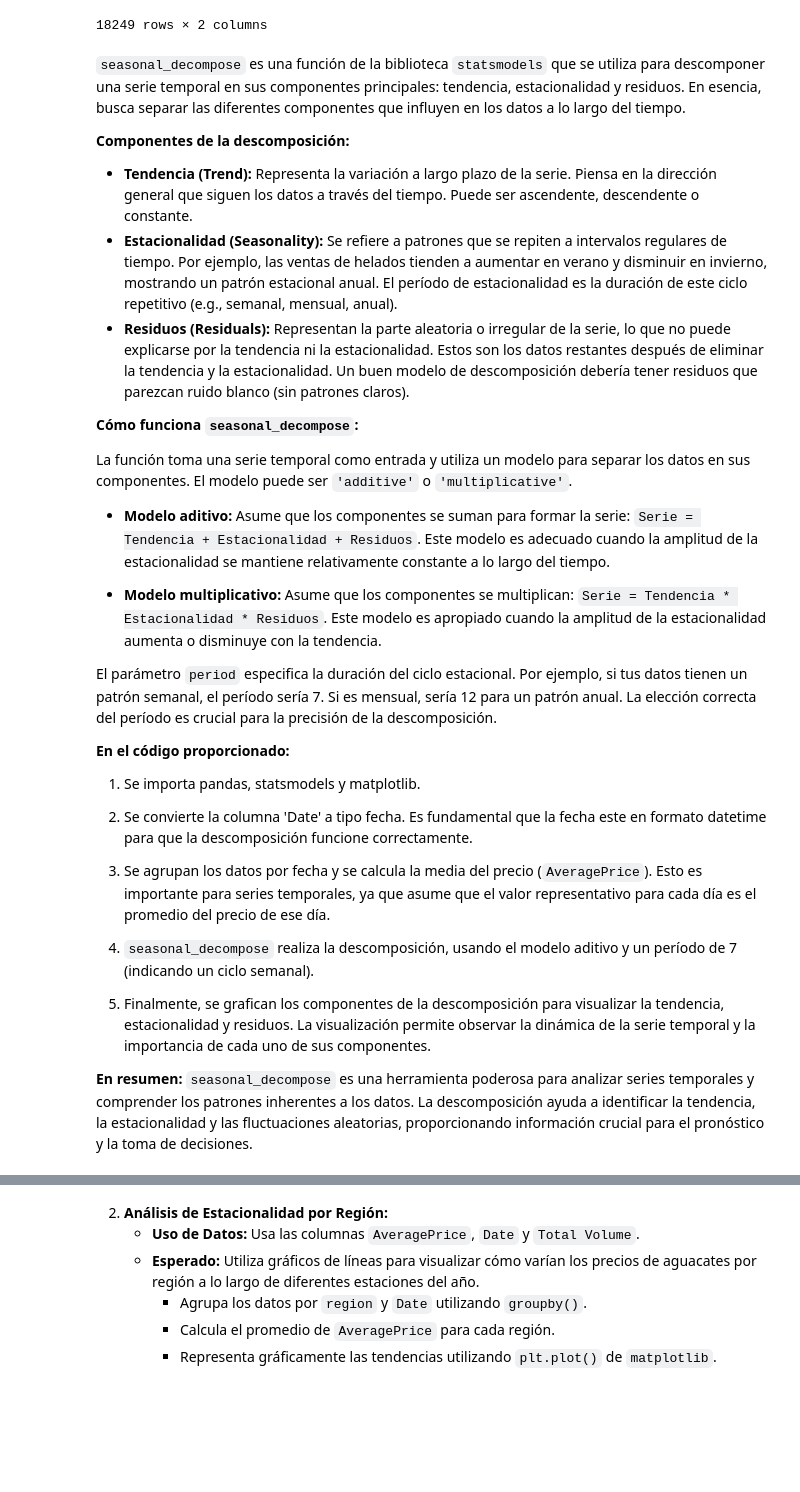
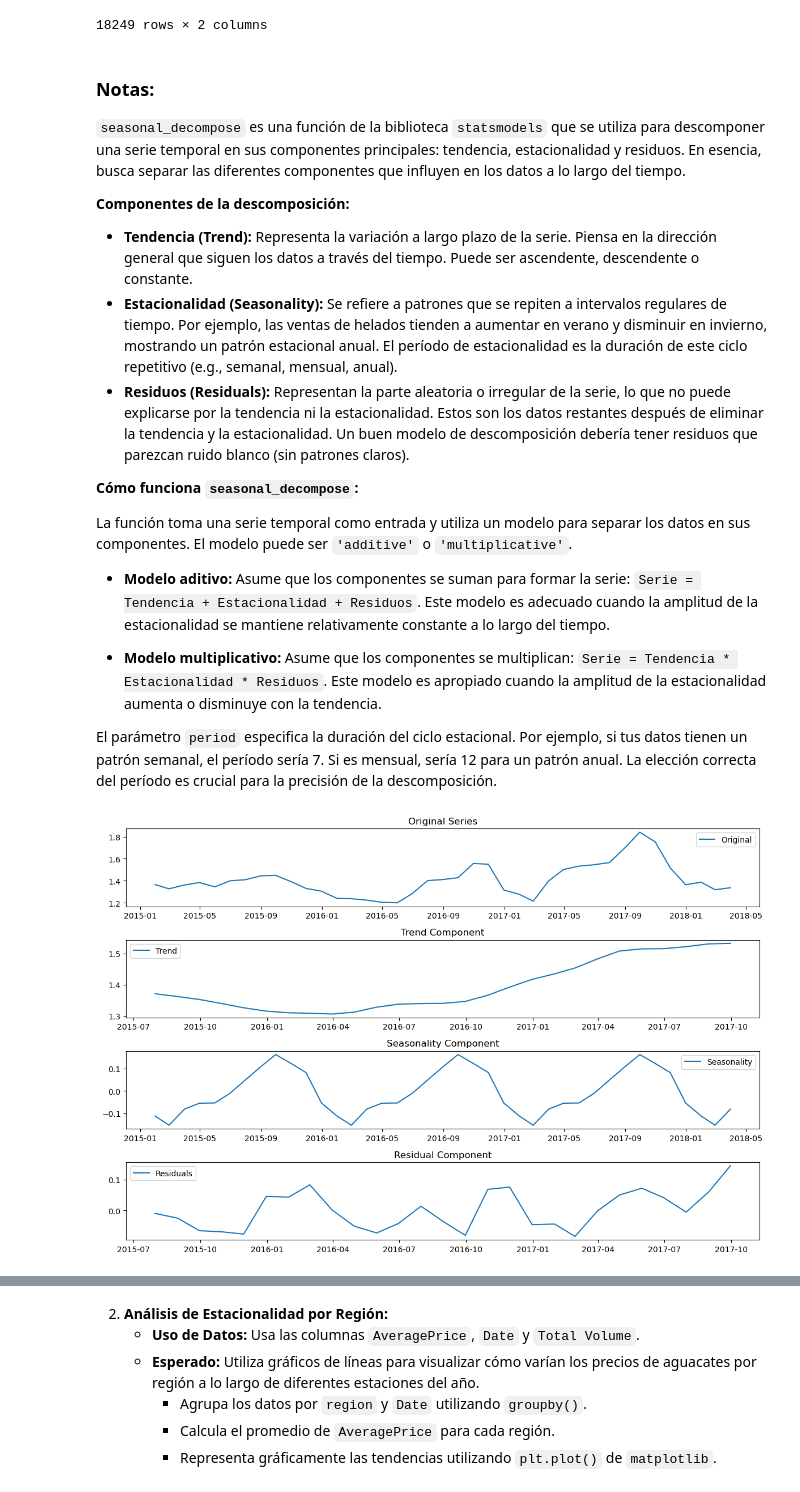
Before and after one commit to cpujol-dev/MiniProjectAavocado, a Jupyter notebook: proyecto_team.ipynb, the cells around one changed output, grey strips where cells are left out. Drawn from its saved outputs; the diff is of its cells as text; code cells hidden in the pictures; blank space fills up the shorter version.

```diff
--- a/proyecto_team.ipynb
+++ b/proyecto_team.ipynb
@@ -109,6 +107,8 @@ df_date_price
 | 18248 | 2018-01-07 | 1.62 |
 18249 rows × 2 columns
 # %% [markdown]
+### Notas:
+
 `seasonal_decompose` es una función de la biblioteca `statsmodels` que se utiliza para descomponer una serie temporal en sus componentes principales: tendencia, estacionalidad y residuos. En esencia, busca separar las diferentes componentes que influyen en los datos a lo largo del tiempo.
 
 **Componentes de la descomposición:**
@@ -126,19 +126,34 @@ La función toma una serie temporal como entrada y utiliza un modelo para separa
 * **Modelo multiplicativo:**  Asume que los componentes se multiplican: `Serie = Tendencia * Estacionalidad * Residuos`. Este modelo es apropiado cuando la amplitud de la estacionalidad aumenta o disminuye con la tendencia.
 
 El parámetro `period` especifica la duración del ciclo estacional. Por ejemplo, si tus datos tienen un patrón semanal, el período sería 7.  Si es mensual, sería 12 para un patrón anual.  La elección correcta del período es crucial para la precisión de la descomposición.
-
-
-**En el código proporcionado:**
-
-1. Se importa pandas, statsmodels y matplotlib.
-
-2. Se convierte la columna 'Date' a tipo fecha.  Es fundamental que la fecha este en formato datetime para que la descomposición funcione correctamente.
-
-3. Se agrupan los datos por fecha y se calcula la media del precio (`AveragePrice`). Esto es importante para series temporales, ya que asume que el valor representativo para cada día es el promedio del precio de ese día.
-
-4. `seasonal_decompose` realiza la descomposición, usando el modelo aditivo y un período de 7 (indicando un ciclo semanal).
-
-5. Finalmente, se grafican los componentes de la descomposición para visualizar la tendencia, estacionalidad y residuos.  La visualización permite observar la dinámica de la serie temporal y la importancia de cada uno de sus componentes.
-
-
-**En resumen:**  `seasonal_decompose` es una herramienta poderosa para analizar series temporales y comprender los patrones inherentes a los datos.  La descomposición ayuda a identificar la tendencia, la estacionalidad y las fluctuaciones aleatorias, proporcionando información crucial para el pronóstico y la toma de decisiones.
+# %%
+# Descomposición de la serie de tiempo
+decomposition = seasonal_decompose(df_grouped, model='additive', period=12) # Ajusta 'period' si es necesario
+
+# Graficas
+plt.figure(figsize=(12, 8))
+
+plt.subplot(411)
+plt.plot(df_grouped, label='Original')
+plt.legend(loc='best')
+plt.title('Original Series')
+
+plt.subplot(412)
+plt.plot(decomposition.trend, label='Trend')
+plt.legend(loc='best')
+plt.title('Trend Component')
+
+plt.subplot(413)
+plt.plot(decomposition.seasonal, label='Seasonality')
+plt.legend(loc='best')
+plt.title('Seasonality Component')
+
+plt.subplot(414)
+plt.plot(decomposition.resid, label='Residuals')
+plt.legend(loc='best')
+plt.title('Residual Component')
+
+plt.tight_layout()
+plt.show()
+# %% [output]
+[figure, added]
```
Also changed, not shown: parts of 43 cells of this notebook.
